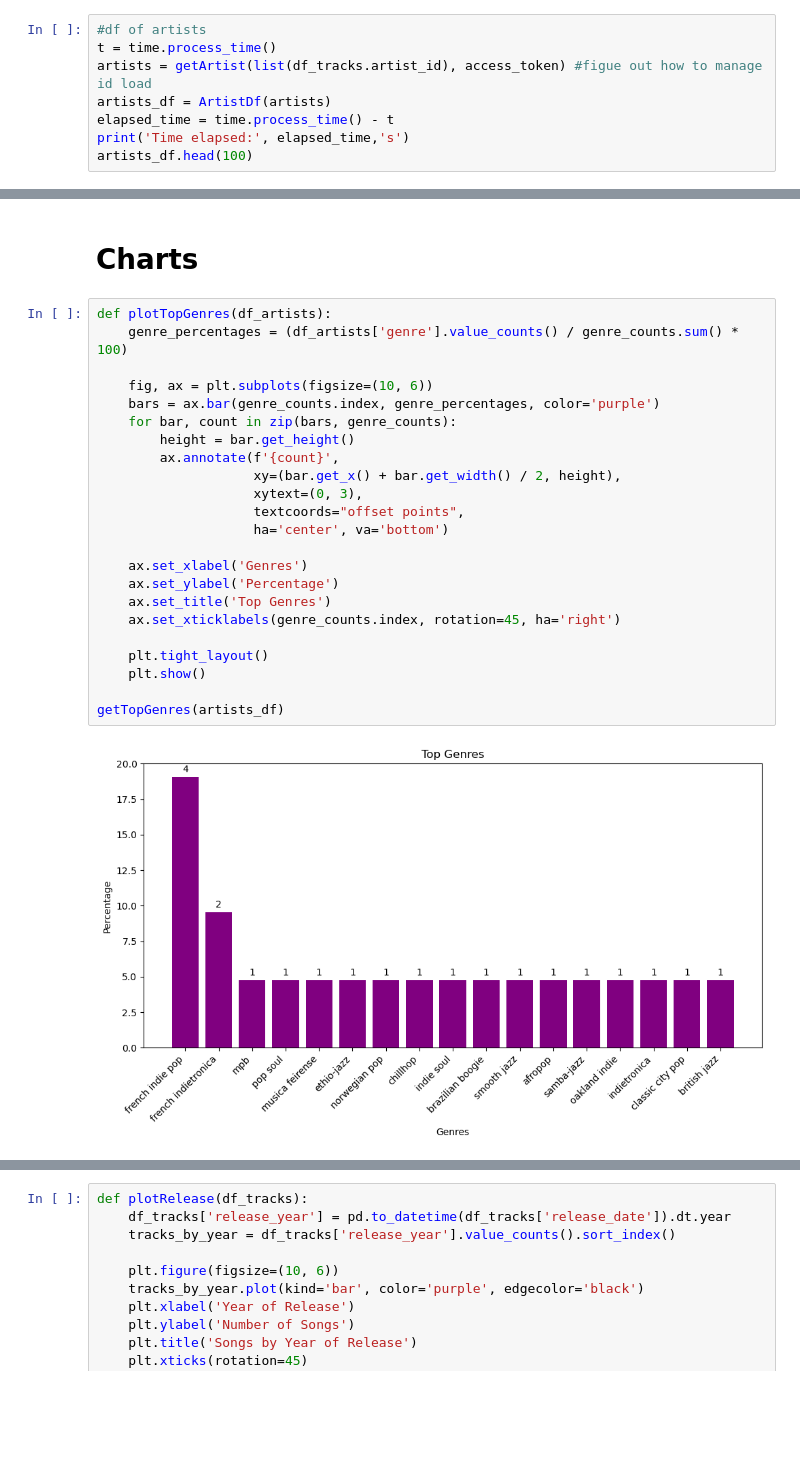
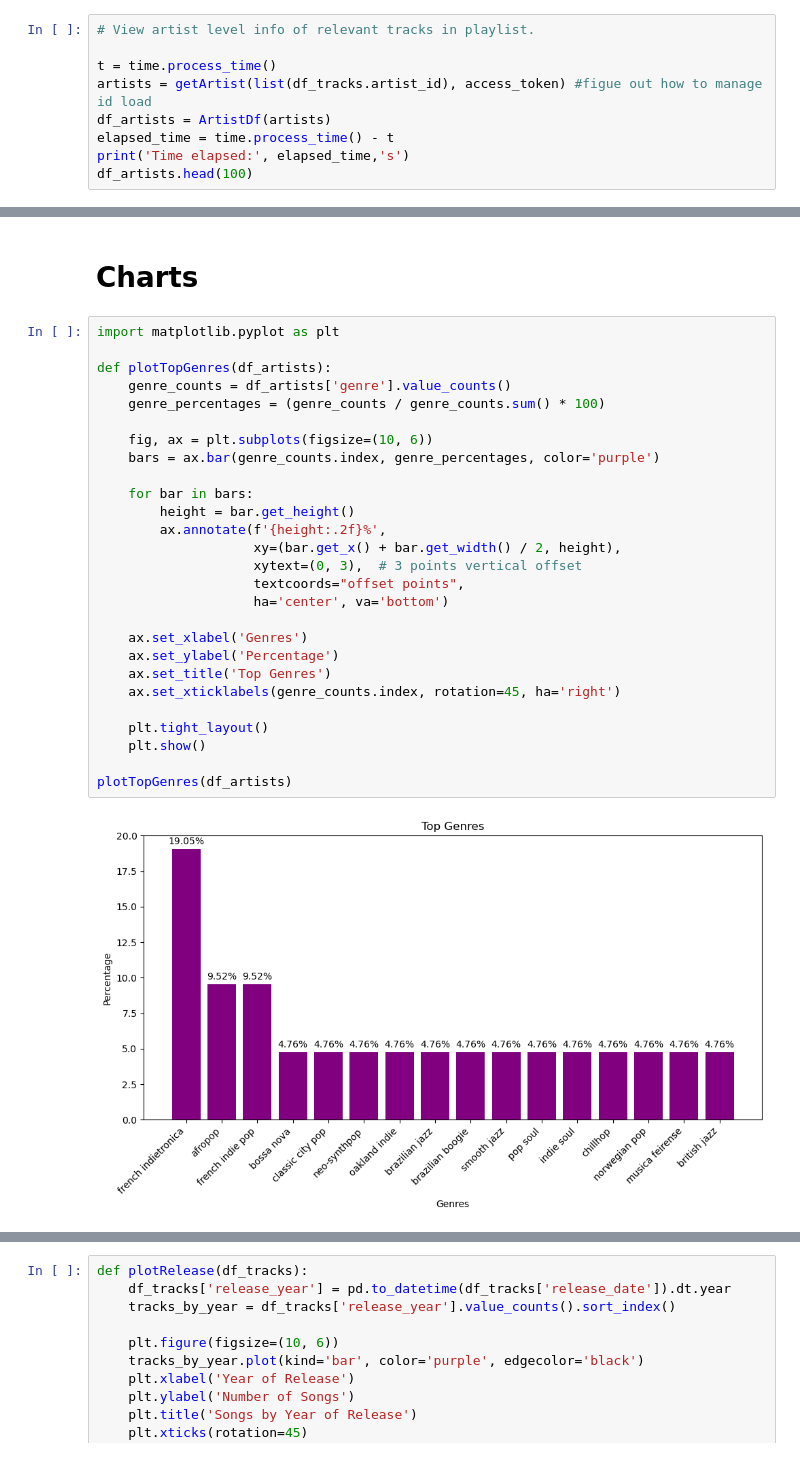
Before and after one commit to kmk9461/advanced_python, a Jupyter notebook: fetching-spotify-data .ipynb, the cells around one changed output, grey strips where cells are left out. Drawn from its saved outputs; the diff is of its cells as text; blank space fills up the shorter version.

```diff
--- a/fetching-spotify-data .ipynb
+++ b/fetching-spotify-data .ipynb
@@ -269,11 +275,12 @@ Time elapsed: 0.056848999999999705 s
 | 22 | 393CHxNklVTD1zZWLbgZN2 | Brasa | 48 | Meu Esquema | 2022-09-27 | 12 | Rachel Reis | 12i4XNuGj3mOnIsmeyw1HR | 6osVzkibmUSPNEWw7ABsjR |
 | 23 | 4JJEfYFamGRfmz9nG6fx1w | Ti-de | 52 | KOKOROKO | 2019-03-08 | 4 | Kokoroko | 3u9rbdcmA6CxjxOAkjaeFr | 5GgdFrmouCR0Ud5Ag7IC8H |
 # %%
-#df of artists
+# View artist level info of relevant tracks in playlist.
+
 t = time.process_time()
 artists = getArtist(list(df_tracks.artist_id), access_token) #figue out how to manage id load
-artists_df = ArtistDf(artists)
+df_artists = ArtistDf(artists)
 elapsed_time = time.process_time() - t
 print('Time elapsed:', elapsed_time,'s')
-artists_df.head(100)
+df_artists.head(100)
 # %% [output]
@@ -326,30 +349,34 @@ audio_features_df.head(100)
 # %% [markdown]
 # Charts
 # %%
+import matplotlib.pyplot as plt
+
 def plotTopGenres(df_artists):
-    genre_percentages = (df_artists['genre'].value_counts() / genre_counts.sum() * 100)
+    genre_counts = df_artists['genre'].value_counts()
+    genre_percentages = (genre_counts / genre_counts.sum() * 100)
 
     fig, ax = plt.subplots(figsize=(10, 6))
     bars = ax.bar(genre_counts.index, genre_percentages, color='purple')
-    for bar, count in zip(bars, genre_counts):
+
+    for bar in bars:
         height = bar.get_height()
-        ax.annotate(f'{count}',
+        ax.annotate(f'{height:.2f}%',
                     xy=(bar.get_x() + bar.get_width() / 2, height),
-                    xytext=(0, 3),
+                    xytext=(0, 3),  # 3 points vertical offset
                     textcoords="offset points",
                     ha='center', va='bottom')
 
     ax.set_xlabel('Genres')
     ax.set_ylabel('Percentage')
     ax.set_title('Top Genres')
     ax.set_xticklabels(genre_counts.index, rotation=45, ha='right')
 
     plt.tight_layout()
     plt.show()
 
-getTopGenres(artists_df)
+plotTopGenres(df_artists)
 # %% [output]
-[figure, old version]
+[figure, new version]
 # %%
 def plotPopularity(df_artists):
     bin_edges = np.arange(0, 105, 5)
```
Also changed, not shown: parts of 16 cells of this notebook, 2 other files.
